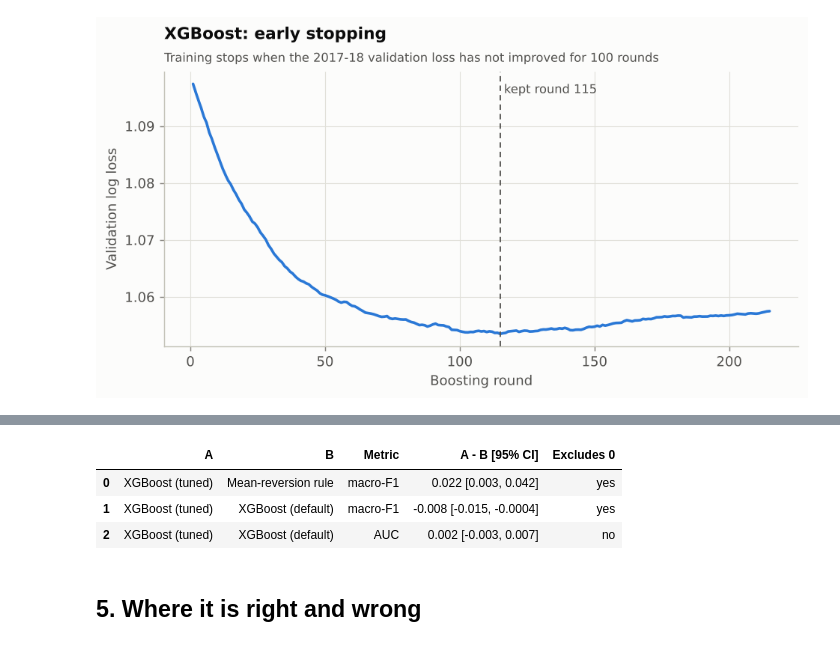
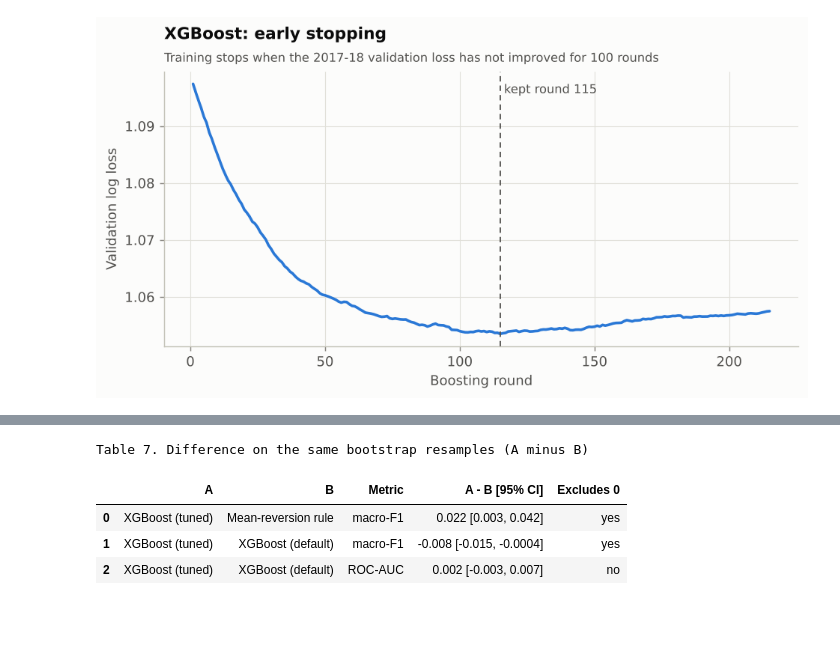
Before and after one commit to HarshilMaks/mini-project, a Jupyter notebook: notebooks/03_xgboost_classification.ipynb, the cells around one changed output, grey strips where cells are left out. Saved outputs shown, nothing was run; the diff lists cells and outputs as text; code cells hidden in the pictures; blank space fills up the shorter version.

```diff
--- a/notebooks/03_xgboost_classification.ipynb
+++ b/notebooks/03_xgboost_classification.ipynb
@@ -120,10 +222,13 @@ scores_table(saved).set_index("Model").loc[[viz.label(e) for e in shown]]
 # %%
 paired = paired_table(saved)
-paired[(paired.A.str.contains("XGBoost")) & (paired.B.isin([viz.label("mean_reversion"), viz.label("xgboost_default")]))]
+viz.show_table(
+    paired[(paired.A.str.contains("XGBoost")) & (paired.B.isin([viz.label("mean_reversion"), viz.label("xgboost_default")]))],
+    "Table 7. Difference on the same bootstrap resamples (A minus B)",
+    None,
+)
 # %% [output]
+Table 7. Difference on the same bootstrap resamples (A minus B)
 |  | A | B | Metric | A - B [95% CI] | Excludes 0 |
 | 0 | XGBoost (tuned) | Mean-reversion rule | macro-F1 | 0.022 [0.003, 0.042] | yes |
 | 1 | XGBoost (tuned) | XGBoost (default) | macro-F1 | -0.008 [-0.015, -0.0004] | yes |
-| 2 | XGBoost (tuned) | XGBoost (default) | AUC | 0.002 [-0.003, 0.007] | no |
+| 2 | XGBoost (tuned) | XGBoost (default) | ROC-AUC | 0.002 [-0.003, 0.007] | no |
-# %% [markdown]
-## 5. Where it is right and wrong
```
Also changed, not shown: parts of 33 cells of this notebook.
